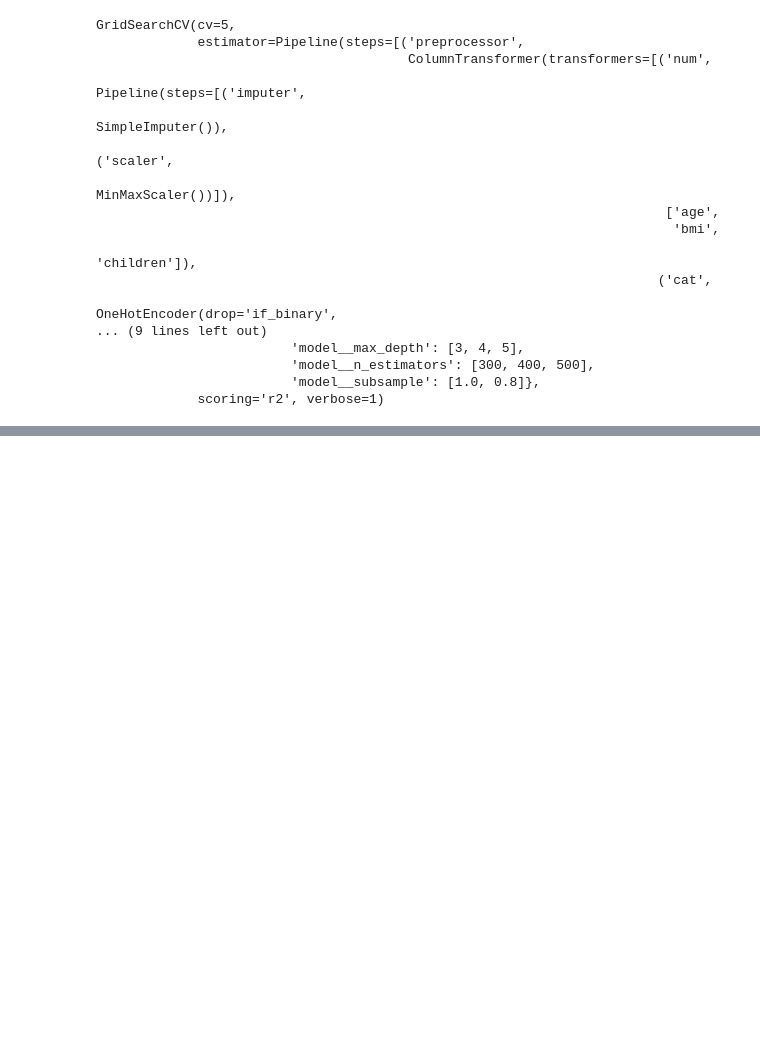
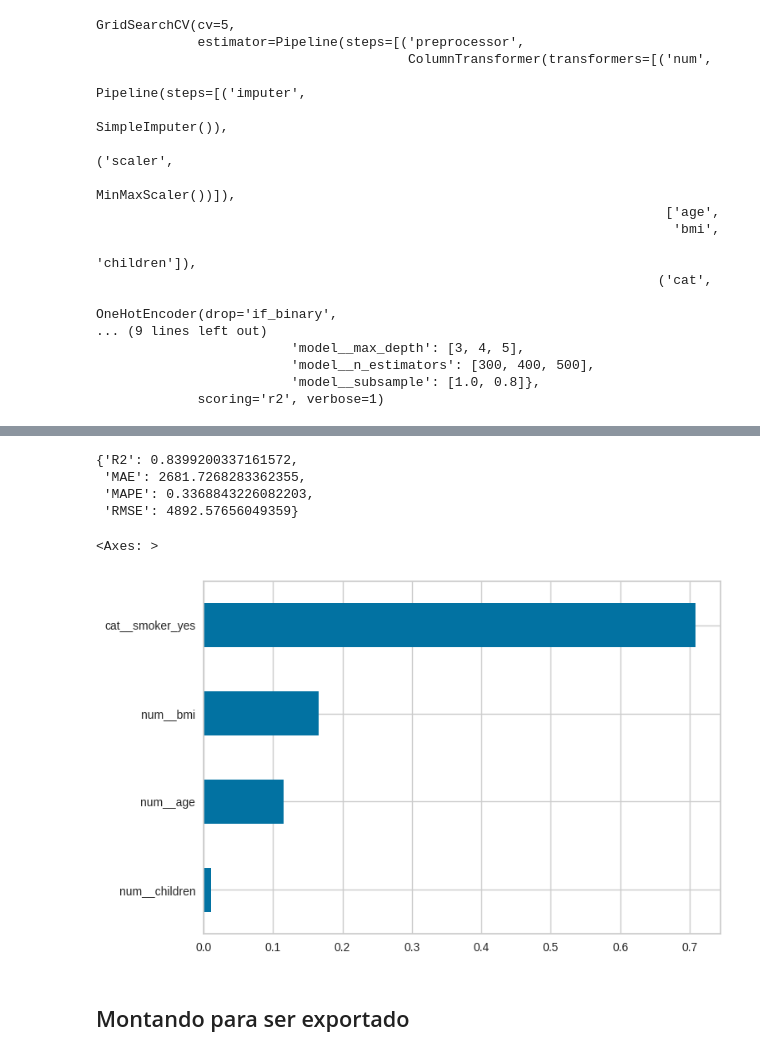
Before and after one commit to GTBelini22/Estudo_Ciencia_de_dados, a Jupyter notebook: Deploy/Pipeline/Inserindo_Produção_insurance.ipynb, the cells around one changed output, grey strips where cells are left out. Cells and saved outputs as stored; diff of their text form; code cells hidden in the pictures; blank space fills up the shorter version.

```diff
--- a/Deploy/Pipeline/Inserindo_Produção_insurance.ipynb
+++ b/Deploy/Pipeline/Inserindo_Produção_insurance.ipynb
@@ -358,0 +404,15 @@ df_cv_results.loc[:,~df_cv_results.columns.str.contains('split|time')]
+# %%
+# Fechando o Pipeline sabendo de quais são as features mais importantes
+
+numerical_features =['age', 'bmi', 'children']
+categorical_features = ['smoker']
+
+features = numerical_features + categorical_features
+
+target = 'charges'
+
+x = df[features]
+y = df[target]
+
+
+x_train, x_test, y_train, y_test = train_test_split(x,y, test_size=0.2, random_state=2024)
@@ -358,0 +474,23 @@ df_cv_results.loc[:,~df_cv_results.columns.str.contains('split|time')]
+# %%
+model_pipeline = grid_model.best_estimator_
+y_pred = model_pipeline.predict(x_test)
+
+get_metrics(y_test, y_pred)
+# %% [output]
+{'R2': 0.8399200337161572,
+ 'MAE': 2681.7268283362355,
+ 'MAPE': 0.3368843226082203,
+ 'RMSE': 4892.57656049359}
+# %%
+# Quais foram as features mais importantes
+importances = pd.Series(
+    data= model_pipeline.named_steps['model'].feature_importances_,
+    index=model_pipeline.named_steps['preprocessor'].get_feature_names_out()
+)
+
+importances.sort_values().plot.barh()
+# %% [output]
+<Axes: >
+[figure, added]
+# %% [markdown]
+## Montando para ser exportado
```
Also changed, not shown: parts of 12 cells of this notebook.
